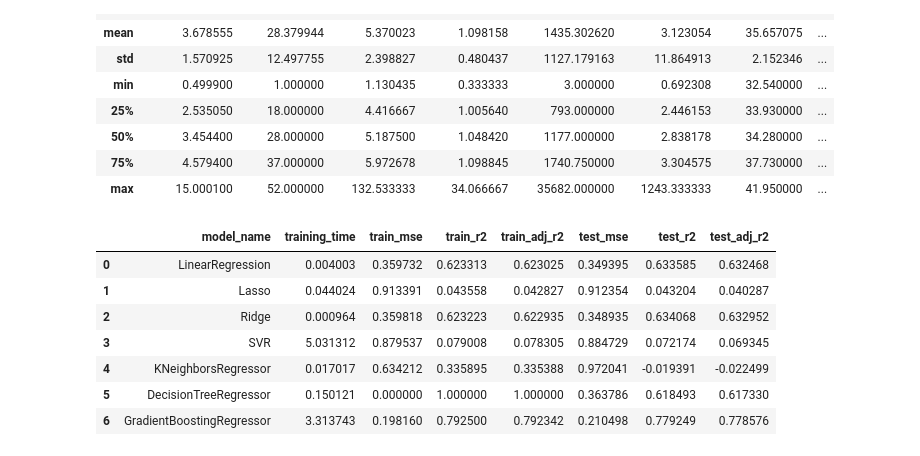
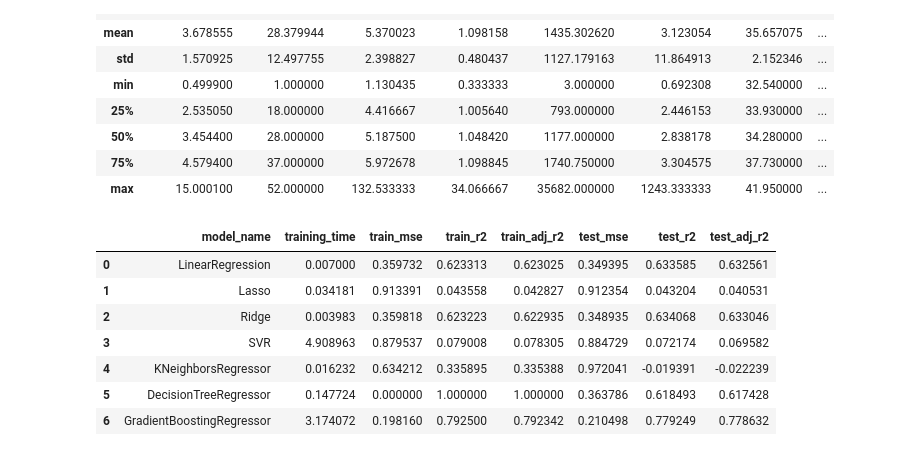
Before and after one commit to Motion115/ML-Labs, a Jupyter notebook: lab1/model.ipynb, the cells around one changed output. Cells and saved outputs as stored; diff of their text form; code cells hidden in the pictures.

```diff
--- a/lab1/model.ipynb
+++ b/lab1/model.ipynb
@@ -3,9 +3,9 @@
 # %%
 import pandas as pd
 # load train_set.csv
-train_set = pd.read_csv('train_set.csv')
+train_set = pd.read_csv('./dataset/train_set.csv')
 # load test_set.csv
-test_set = pd.read_csv('test_set.csv')
+test_set = pd.read_csv('./dataset/test_set.csv')
 
 # check the shape of train_set & test_set
 print("Shape of train_set:", train_set.shape, "; Shape of test_set:", test_set.shape)
@@ -71,7 +71,7 @@ def test_model(model, test_x, test_y):
     # calculate the r2 score
     r2 = r2_score(test_y, pred_y)
     # calcultae the adjusted r2 score
-    adj_r2 = 1 - (1 - r2) * (len(test_y) - 1) / (len(test_y) - test_x.shape[1] - 1)
+    adj_r2 = 1 - (1 - r2) * (len(test_y) - 1) / (len(test_y) - test_x.shape[1])
     return mse, r2, adj_r2
 
 
@@ -107,14 +107,14 @@ for name, model in models.items():
 # %%
 from IPython.display import display
 # display the result_df
 display(result_df)
-result_df.to_csv('result.csv', index=False)
+result_df.to_csv('./result/regressionPref.csv', index=False)
 # %% [output]
 |  | model_name | training_time | train_mse | train_r2 | train_adj_r2 | test_mse | test_r2 | test_adj_r2 |
-| 0 | LinearRegression | 0.004003 | 0.359732 | 0.623313 | 0.623025 | 0.349395 | 0.633585 | 0.632468 |
-| 1 | Lasso | 0.044024 | 0.913391 | 0.043558 | 0.042827 | 0.912354 | 0.043204 | 0.040287 |
-| 2 | Ridge | 0.000964 | 0.359818 | 0.623223 | 0.622935 | 0.348935 | 0.634068 | 0.632952 |
-| 3 | SVR | 5.031312 | 0.879537 | 0.079008 | 0.078305 | 0.884729 | 0.072174 | 0.069345 |
-| 4 | KNeighborsRegressor | 0.017017 | 0.634212 | 0.335895 | 0.335388 | 0.972041 | -0.019391 | -0.022499 |
-| 5 | DecisionTreeRegressor | 0.150121 | 0.000000 | 1.000000 | 1.000000 | 0.363786 | 0.618493 | 0.617330 |
-| 6 | GradientBoostingRegressor | 3.313743 | 0.198160 | 0.792500 | 0.792342 | 0.210498 | 0.779249 | 0.778576 |
+| 0 | LinearRegression | 0.007000 | 0.359732 | 0.623313 | 0.623025 | 0.349395 | 0.633585 | 0.632561 |
+| 1 | Lasso | 0.034181 | 0.913391 | 0.043558 | 0.042827 | 0.912354 | 0.043204 | 0.040531 |
+| 2 | Ridge | 0.003983 | 0.359818 | 0.623223 | 0.622935 | 0.348935 | 0.634068 | 0.633046 |
+| 3 | SVR | 4.908963 | 0.879537 | 0.079008 | 0.078305 | 0.884729 | 0.072174 | 0.069582 |
+| 4 | KNeighborsRegressor | 0.016232 | 0.634212 | 0.335895 | 0.335388 | 0.972041 | -0.019391 | -0.022239 |
+| 5 | DecisionTreeRegressor | 0.147724 | 0.000000 | 1.000000 | 1.000000 | 0.363786 | 0.618493 | 0.617428 |
+| 6 | GradientBoostingRegressor | 3.174072 | 0.198160 | 0.792500 | 0.792342 | 0.210498 | 0.779249 | 0.778632 |
```
Also changed, not shown: 21 other files.
